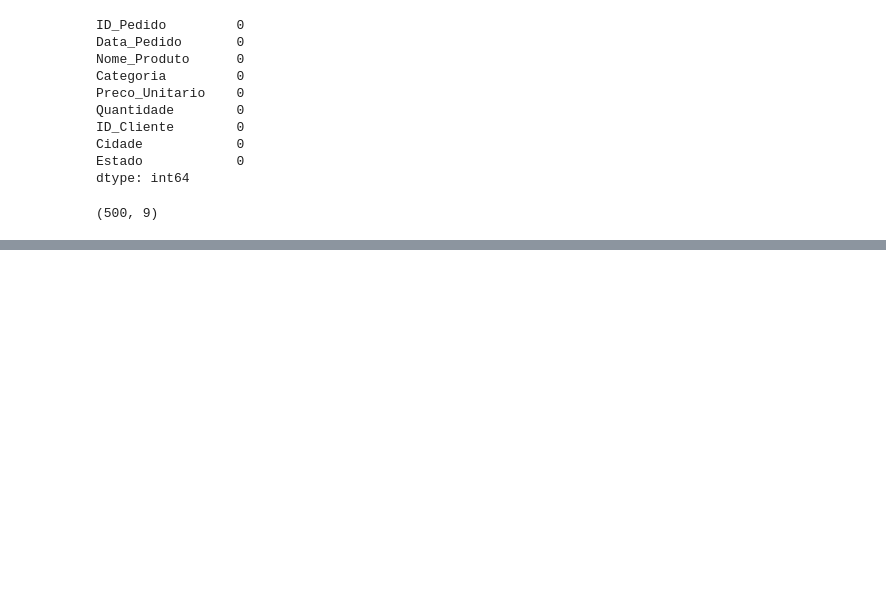
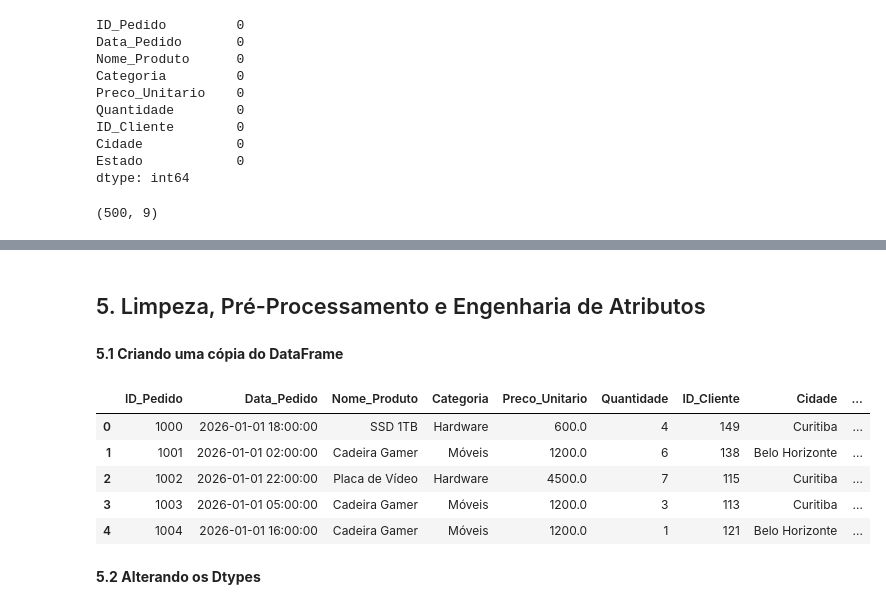
Before and after one commit to letambelli/dsa-python-fundamentos-da-linguagem-python-mini-projeto-1, a Jupyter notebook: main.ipynb, the cells around one changed output, grey strips where cells are left out. Drawn from its saved outputs; the diff is of its cells as text; code cells hidden in the pictures; blank space fills up the shorter version.

```diff
--- a/main.ipynb
+++ b/main.ipynb
@@ -233,0 +252,17 @@ df_vendas.shape
+# %% [markdown]
+## 5. Limpeza, Pré-Processamento e Engenharia de Atributos
+# %% [markdown]
+**5.1 Criando uma cópia do DataFrame**
+# %%
+df1 = df_vendas.copy()
+# %%
+df1.head()
+# %% [output]
+|  | ID_Pedido | Data_Pedido | Nome_Produto | Categoria | Preco_Unitario | Quantidade | ID_Cliente | Cidade | ... |
+| 0 | 1000 | 2026-01-01 18:00:00 | SSD 1TB | Hardware | 600.0 | 4 | 149 | Curitiba | ... |
+| 1 | 1001 | 2026-01-01 02:00:00 | Cadeira Gamer | Móveis | 1200.0 | 6 | 138 | Belo Horizonte | ... |
+| 2 | 1002 | 2026-01-01 22:00:00 | Placa de Vídeo | Hardware | 4500.0 | 7 | 115 | Curitiba | ... |
+| 3 | 1003 | 2026-01-01 05:00:00 | Cadeira Gamer | Móveis | 1200.0 | 3 | 113 | Curitiba | ... |
+| 4 | 1004 | 2026-01-01 16:00:00 | Cadeira Gamer | Móveis | 1200.0 | 1 | 121 | Belo Horizonte | ... |
+# %% [markdown]
+**5.2 Alterando os Dtypes**
```
Also changed, not shown: parts of 10 cells of this notebook.
